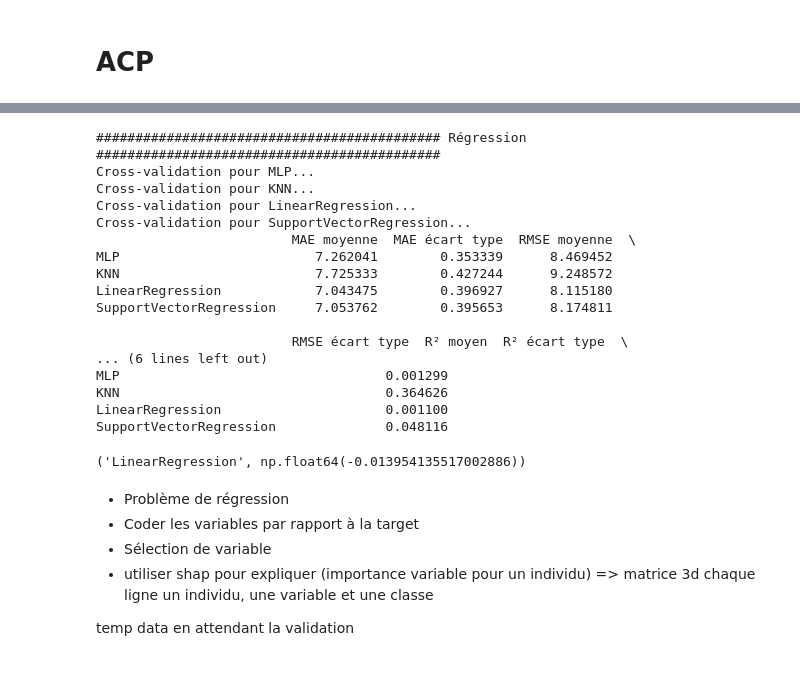
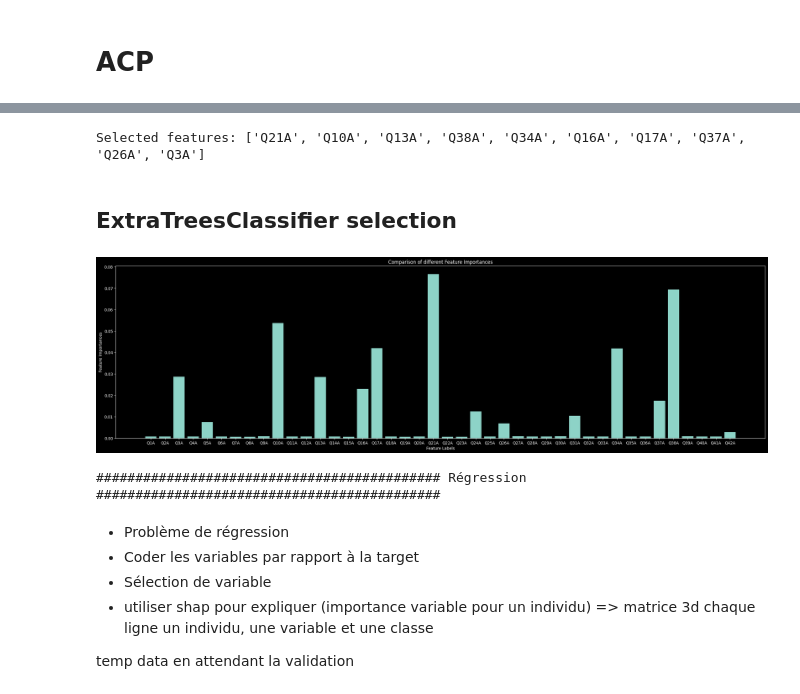
Before and after one commit to thomas-GLR/projet-big-data, a Jupyter notebook: scripts/model_selector.ipynb, the cells around one changed output, grey strips where cells are left out. Cells and saved outputs as stored; diff of their text form; code cells hidden in the pictures.

```diff
--- a/scripts/model_selector.ipynb
+++ b/scripts/model_selector.ipynb
@@ -14,3 +37,3 @@ from scripts.utils import run_classifiers_cv_clfs_rgs
 # %%
-utils.clean_dataset_and_save()
+df = utils.clean_dataset_and_save()
 # %% [output]
@@ -41,16 +98,55 @@ X_scaled = utils.normalisation_donnes(X)
+# %%
+dass_questions, labels = utils.get_data_for_mrmr(df)
+
+selected_features, relevance, redundancy = mrmr_classif(dass_questions, labels, K=10, return_scores=True)
+
+print("Selected features:", selected_features)
+# %% [output]
+Selected features: ['Q21A', 'Q10A', 'Q13A', 'Q38A', 'Q34A', 'Q16A', 'Q17A', 'Q37A', 'Q26A', 'Q3A']
+# %% [markdown]
+## ExtraTreesClassifier selection
+# %%
+# Building the model
+extra_tree_forest = ExtraTreesClassifier(n_estimators = 100, random_state = 1, criterion ='gini', max_features = None)
+
+# Training the model
+extra_tree_forest.fit(dass_questions.values, labels)
+
+# Computing the importance of each feature
+feature_importance = extra_tree_forest.feature_importances_
+
+# Normalizing the individual importances
+feature_importance_normalized = np.std([tree.feature_importances_ for tree in
+                                        extra_tree_forest.estimators_],
+                                        axis = 0)
+
+plt.figure(figsize=(30, 8))
+plt.bar(dass_questions.columns, feature_importance_normalized)
+plt.xlabel('Feature Labels')
+plt.ylabel('Feature Importances')
+plt.title('Comparison of different Feature Importances')
+plt.show()
+# %% [output]
+[figure, added]
 # %%
+from sklearn.decomposition import PCA
 from scripts.utils import TARGET_COL
 
 # print("############################################ Classification ############################################")
 
 # clfs = {
-#     'CART': DecisionTreeClassifier(random_state=1),
-#     'ID3': DecisionTreeClassifier(criterion='entropy', random_state=1),  # entropy se rapproche le plus de ID3,
+#     # 'CART': DecisionTreeClassifier(random_state=1),
+#     # 'ID3': DecisionTreeClassifier(criterion='entropy', random_state=1),  # entropy se rapproche le plus de ID3,
 #     'MLP': MLPClassifier(hidden_layer_sizes=(10, 10), random_state=1),
 #     'KNN': KNeighborsClassifier(n_neighbors=5, n_jobs=-1),
-#     'BAGGING': BaggingClassifier(estimator=None, n_estimators=200, random_state=1, n_jobs=-1),
-#     'ADA': AdaBoostClassifier(estimator=None, n_estimators=200, random_state=1),
-#     'RF': RandomForestClassifier(n_estimators=200, random_state=1, n_jobs=-1),
+#     # 'BAGGING': BaggingClassifier(estimator=None, n_estimators=200, random_state=1, n_jobs=-1),
+#     # 'ADA': AdaBoostClassifier(estimator=None, n_estimators=200, random_state=1),
+#     'RF': RandomForestClassifier(
+#         class_weight='balanced',
+#         n_jobs=-1,
+#         random_state=42
+#     ),
+#     # 'SVM': SVR()
 # }
 #
 # run_classifiers_cv(clfs, X_scaled, Y)
@@ -59,34 +155,18 @@ from scripts.utils import TARGET_COL
 print("############################################ Régression ############################################")
 
 rgs = {
-    'MLP': MLPRegressor(hidden_layer_sizes=(20, 20), random_state=1),
+    'MLP': MLPRegressor(hidden_layer_sizes=(10, 10, 10), random_state=1),
     'KNN': KNeighborsRegressor(n_neighbors=3, n_jobs=-1),
     'LinearRegression': LinearRegression(),
-    'SupportVectorRegression': SVR()
+    # 'SupportVectorRegression': SVR()
 }
 
 # Y_encoded = utils.target_encoding(df)
 
-run_classifiers_cv_clfs_rgs(rgs, X_scaled, df[TARGET_COL])
+# run_classifiers_cv_clfs_rgs(rgs, X, df[TARGET_COL])
+# utils.run_classifiers_cv_clfs_rgs_with_hold_out(rgs, X, df[TARGET_COL])
 # %% [output]
 ############################################ Régression ############################################
-Cross-validation pour MLP...
-Cross-validation pour KNN...
-Cross-validation pour LinearRegression...
-Cross-validation pour SupportVectorRegression...
-                         MAE moyenne  MAE écart type  RMSE moyenne  \
-MLP                         7.262041        0.353339      8.469452
-KNN                         7.725333        0.427244      9.248572
-LinearRegression            7.043475        0.396927      8.115180
-SupportVectorRegression     7.053762        0.395653      8.174811
-
-                         RMSE écart type  R² moyen  R² écart type  \
-... (6 lines left out)
-MLP                                  0.001299
-KNN                                  0.364626
-LinearRegression                     0.001100
-SupportVectorRegression              0.048116
-('LinearRegression', np.float64(-0.013954135517002886))
 # %% [markdown]
 - Problème de régression
 - Coder les variables par rapport à la target
```
Also changed, not shown: parts of 11 cells of this notebook, 3 other files.
